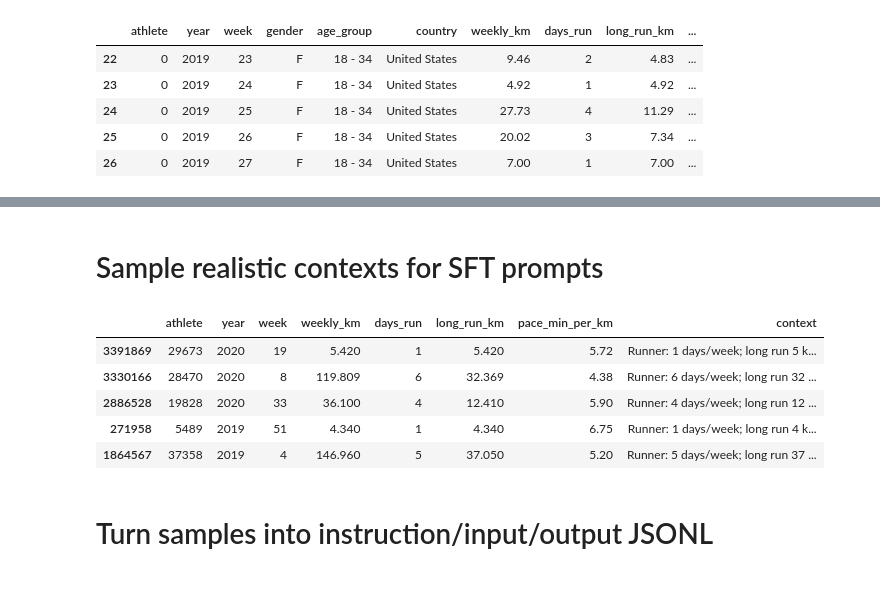
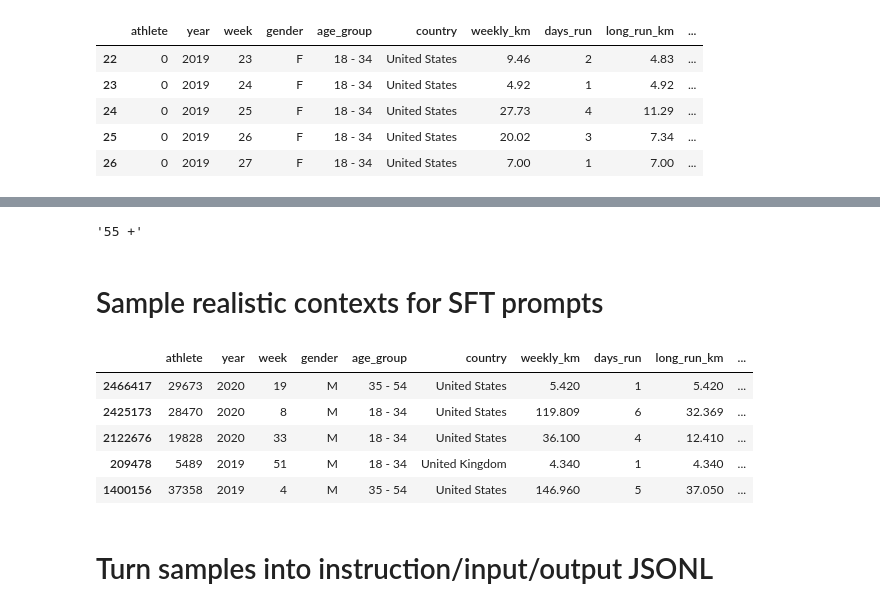
Before and after one commit to JoelSngZhenWei/RunBuddy, a Jupyter notebook: model/notebooks/GeneratingTrainingData.ipynb, the cells around one changed output, grey strips where cells are left out. Saved outputs shown, nothing was run; the diff lists cells and outputs as text; code cells hidden in the pictures.

```diff
--- a/model/notebooks/GeneratingTrainingData.ipynb
+++ b/model/notebooks/GeneratingTrainingData.ipynb
@@ -246,3 +242,8 @@ weekly.head()
 | 24 | 0 | 2019 | 25 | F | 18 - 34 | United States | 27.73 | 4 | 11.29 | ... |
 | 25 | 0 | 2019 | 26 | F | 18 - 34 | United States | 20.02 | 3 | 7.34 | ... |
 | 26 | 0 | 2019 | 27 | F | 18 - 34 | United States | 7.00 | 1 | 7.00 | ... |
+# %%
+# Build a mapping table of countries to average temperature and humidity using a weather api
+
+unique_countries = weekly["country"].unique()
+print(unique_countries)
@@ -248,0 +287,4 @@ weekly.head()
+# %%
+import geopandas as gpd
+
+world = gpd.read_file("https://naturalearth.s3.amazonaws.com/10m_cultural/ne_10m_admin_0_label_points.zip")
@@ -248,0 +308,14 @@ weekly.head()
+# %%
+records = []
+for c in unique_countries:
+    name = aliases.get(c, c)
+    row = world[world["sr_subunit"] == name]
+    if not row.empty:
+        centroid = row.to_crs(4326).geometry.centroid.iloc[0]
+        lat, lon = centroid.y, centroid.x
+        records.append({"country": c, "lat": lat, "lon": lon})
+    else:
+        records.append({"country": c, "lat": None, "lon": None})
+
+coords_df = pd.DataFrame(records)
+# print(coords_df.head(10))
@@ -249,37 +386,43 @@ weekly.head()
+# %%
+weather_df = pd.DataFrame(results, columns=["country", "temp_c", "humidity_pct"])
+weekly_w = weekly.merge(weather_df, on="country", how="left")
+# %%
+weekly
+# %% [output]
+'55 +'
 # %% [markdown]
 # Sample realistic contexts for SFT prompts
 # %%
 import numpy as np
 
 def wk_to_context(row):
+    # populate temp and humidity
+    temp_c = row["temp_c"] if pd.notna(row["temp_c"]) else print("ERROR1")
+    humidity = row["humidity_pct"] if pd.notna(row["humidity_pct"]) else print("ERROR2")
+
     # Coerce realistic bands
-    temp_c = np.random.choice([24,26,28,30,32,34], p=[.15,.2,.25,.2,.15,.05])
-    if temp_c >= 30:
-        humidity = np.random.choice([70,80,90], p=[.5,.3,.2])
-    else:
-        humidity = np.random.choice([40,55,70], p=[.3,.4,.3])
-    stomach = np.random.choice(["none","sensitive"])
     goal = np.random.choice(["complete comfortably","negative split","PR attempt (~1:45)"])
 
     return (
         f"Runner: {int(row.days_run)} days/week; long run {row.long_run_km:.0f} km; "
         f"weekly volume {row.weekly_km:.0f} km; terrain flat; "
-        f"weather {temp_c}°C, humidity {humidity}%; stomach {stomach}; "
+        f"weather {temp_c}°C, humidity {humidity}%;"
+        f"age group {row.age_group}, gender {row.gender}%; "
         f"goal: {goal}."
     )
 
 # Sample 200 weekly rows to build candidate prompts
-cand = weekly.sample(200, random_state=7).copy()
+cand = weekly_w.sample(200, random_state=7).copy()
 cand["context"] = cand.apply(wk_to_context, axis=1)
 
-cand[["athlete","year","week","weekly_km","days_run","long_run_km","pace_min_per_km","context"]].head()
+cand.head()
 # %% [output]
-|  | athlete | year | week | weekly_km | days_run | long_run_km | pace_min_per_km | context |
-| 3391869 | 29673 | 2020 | 19 | 5.420 | 1 | 5.420 | 5.72 | Runner: 1 days/week; long run 5 k... |
-| 3330166 | 28470 | 2020 | 8 | 119.809 | 6 | 32.369 | 4.38 | Runner: 6 days/week; long run 32 ... |
-| 2886528 | 19828 | 2020 | 33 | 36.100 | 4 | 12.410 | 5.90 | Runner: 4 days/week; long run 12 ... |
-| 271958 | 5489 | 2019 | 51 | 4.340 | 1 | 4.340 | 6.75 | Runner: 1 days/week; long run 4 k... |
-| 1864567 | 37358 | 2019 | 4 | 146.960 | 5 | 37.050 | 5.20 | Runner: 5 days/week; long run 37 ... |
+|  | athlete | year | week | gender | age_group | country | weekly_km | days_run | long_run_km | ... |
+| 2466417 | 29673 | 2020 | 19 | M | 35 - 54 | United States | 5.420 | 1 | 5.420 | ... |
+| 2425173 | 28470 | 2020 | 8 | M | 18 - 34 | United States | 119.809 | 6 | 32.369 | ... |
+| 2122676 | 19828 | 2020 | 33 | M | 18 - 34 | United States | 36.100 | 4 | 12.410 | ... |
+| 209478 | 5489 | 2019 | 51 | M | 18 - 34 | United Kingdom | 4.340 | 1 | 4.340 | ... |
+| 1400156 | 37358 | 2019 | 4 | M | 35 - 54 | United States | 146.960 | 5 | 37.050 | ... |
 # %% [markdown]
 # Turn samples into instruction/input/output JSONL
 # %%
```
Also changed, not shown: parts of 12 cells of this notebook, 24 other files.
